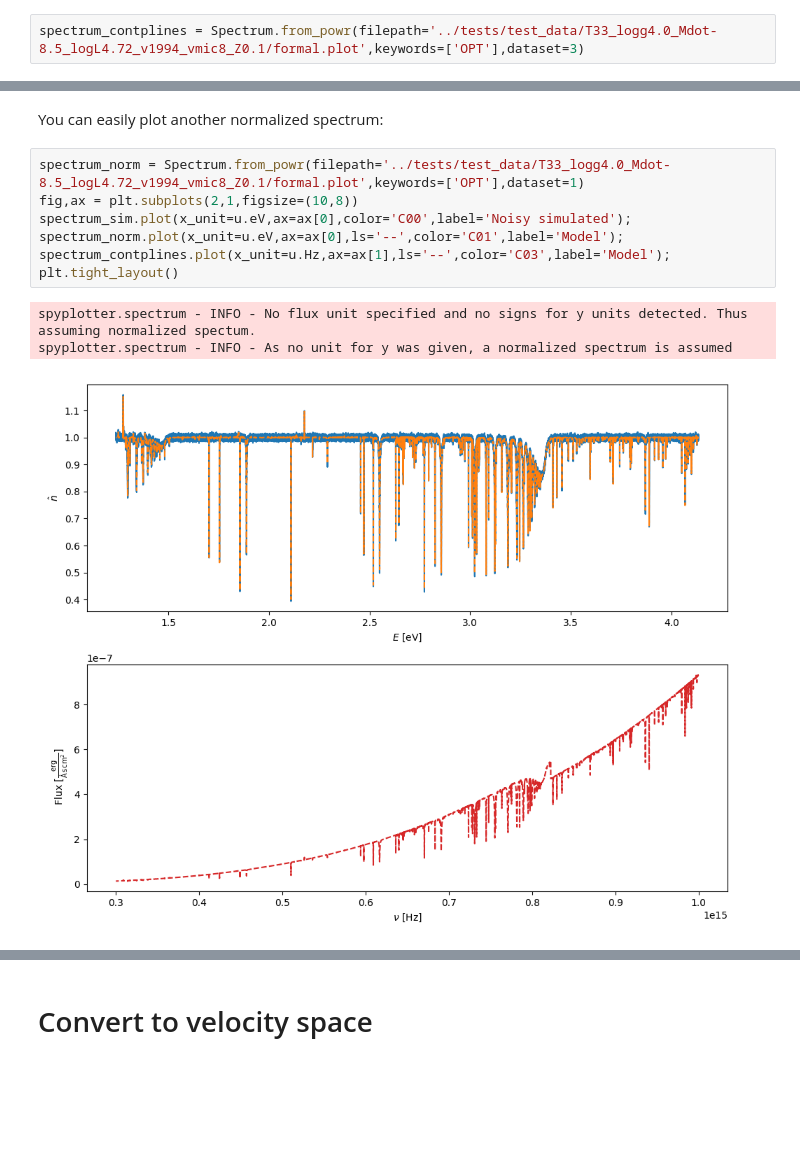
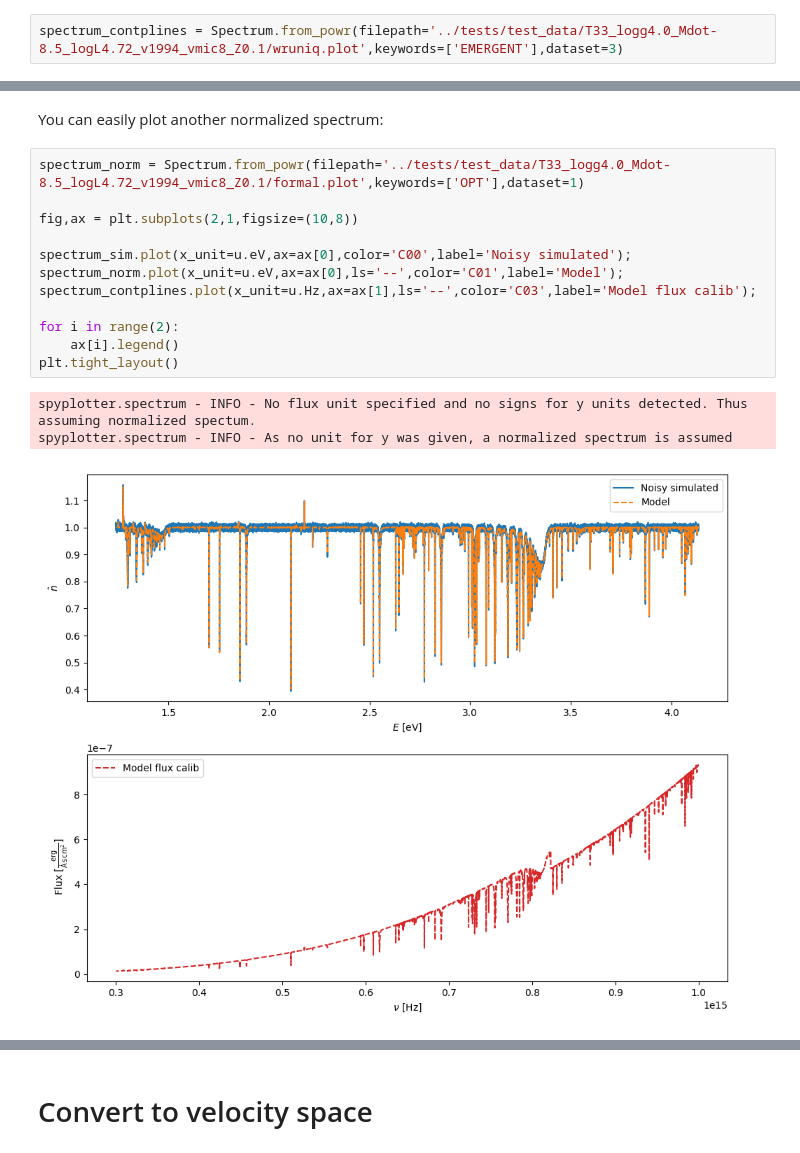
Before and after one commit to eschoesser/spyplotter, a Jupyter notebook: docs/spectrum.ipynb, the cells around one changed output, grey strips where cells are left out. Drawn from its saved outputs; the diff is of its cells as text; blank space fills up the shorter version.

```diff
--- a/docs/spectrum.ipynb
+++ b/docs/spectrum.ipynb
@@ -16,7 +16,7 @@ spyplotter.spectrum - INFO - As no unit for y was given, a normalized spectrum i
 # %% [markdown]
 or read it from a *.plot file from a PoWR model:
 # %%
-spectrum_contplines = Spectrum.from_powr(filepath='../tests/test_data/T33_logg4.0_Mdot-8.5_logL4.72_v1994_vmic8_Z0.1/formal.plot',keywords=['OPT'],dataset=3)
+spectrum_contplines = Spectrum.from_powr(filepath='../tests/test_data/T33_logg4.0_Mdot-8.5_logL4.72_v1994_vmic8_Z0.1/wruniq.plot',keywords=['EMERGENT'],dataset=3)
 # %% [output]
 spyplotter.spectrum - INFO - Flux calibrated spectrum at 10 pc. Thus using erg / (Angstrom s cm2) as y unit.
 # %% [markdown]
@@ -42,12 +42,17 @@ fig = spectrum_contplines.plot(x_unit=u.nm);
 You can easily plot another normalized spectrum:
 # %%
 spectrum_norm = Spectrum.from_powr(filepath='../tests/test_data/T33_logg4.0_Mdot-8.5_logL4.72_v1994_vmic8_Z0.1/formal.plot',keywords=['OPT'],dataset=1)
+
 fig,ax = plt.subplots(2,1,figsize=(10,8))
+
 spectrum_sim.plot(x_unit=u.eV,ax=ax[0],color='C00',label='Noisy simulated');
 spectrum_norm.plot(x_unit=u.eV,ax=ax[0],ls='--',color='C01',label='Model');
-spectrum_contplines.plot(x_unit=u.Hz,ax=ax[1],ls='--',color='C03',label='Model');
+spectrum_contplines.plot(x_unit=u.Hz,ax=ax[1],ls='--',color='C03',label='Model flux calib');
+
+for i in range(2):
+    ax[i].legend()
 plt.tight_layout()
 # %% [output]
 spyplotter.spectrum - INFO - No flux unit specified and no signs for y units detected. Thus assuming normalized spectum.
 spyplotter.spectrum - INFO - As no unit for y was given, a normalized spectrum is assumed
-[figure, old version]
+[figure, new version]
```
Also changed, not shown: parts of 11 cells of this notebook.
